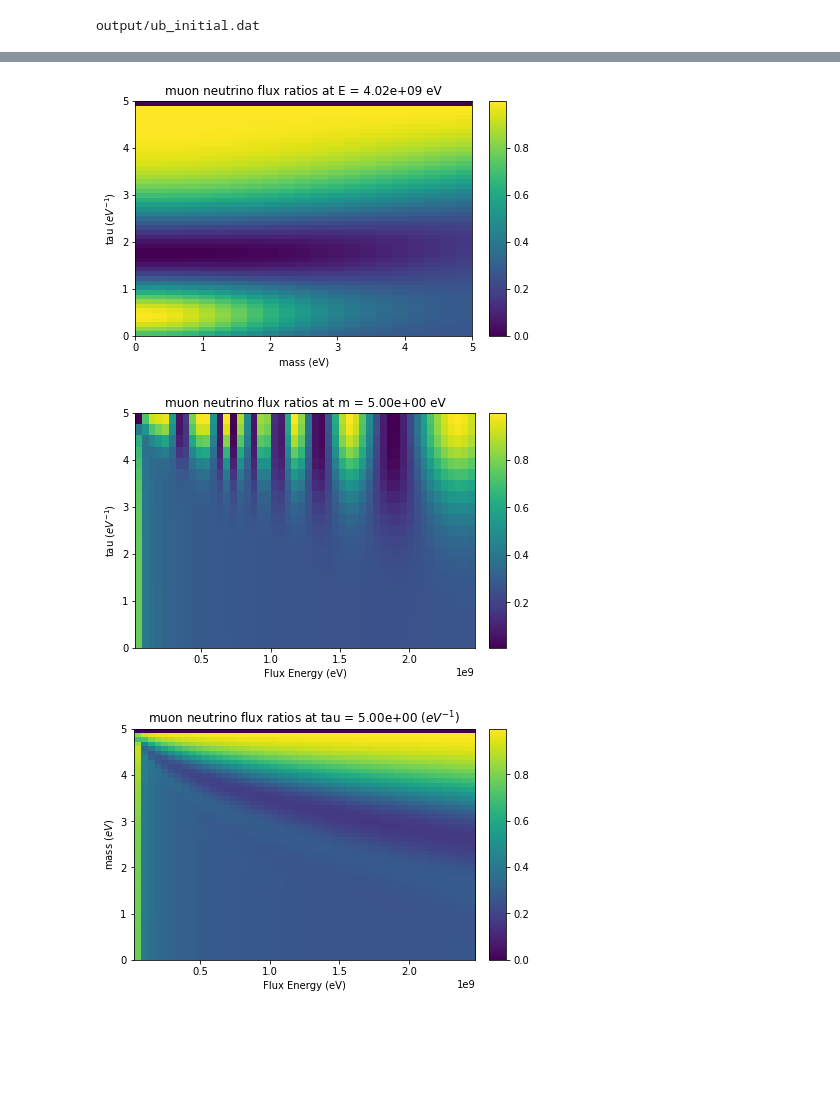
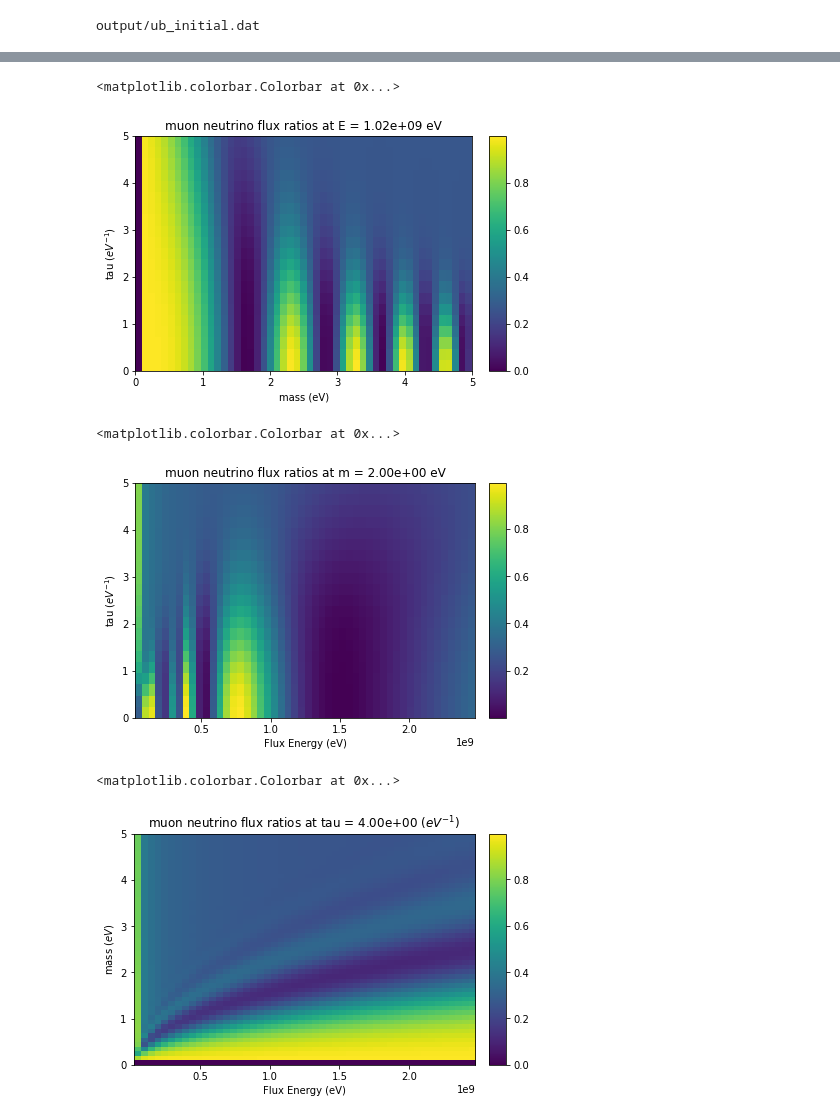
Before and after one commit to OmarAlterkait/nuSQUIDSDecay, a Jupyter notebook: PlotDecayRatios.ipynb, the cells around one changed output, grey strips where cells are left out. Cells and saved outputs as stored; diff of their text form; code cells hidden in the pictures; blank space fills up the shorter version.

Commit message:
fixed plotting transpose error

```diff
--- a/PlotDecayRatios.ipynb
+++ b/PlotDecayRatios.ipynb
@@ -35,9 +35,9 @@ inpnu2flux = inpflux[:,2] # input anti nu flux
 SMprob = prob(inpenergy)
 # %%
 # Parameter values (make sure a file with these outputs actually exists)
-mval = 0.6
+mval = 2.2
 tval = 0.785
-cval = 3.25
+cval = 0.5
 # %%
 # Load Output Data
 outflux = np.loadtxt(outarray(mval,tval,cval))
@@ -126,50 +126,53 @@ for mi, m in enumerate(mrange):
         outflux = np.loadtxt(outarray(m,tval,c))
         outnuflux = outflux[0:200,1]
         if not np.isnan(outnuflux).any():
-            fluxratios[mi][ci] = outnuflux/inpnuflux
+            fluxratios[mi,ci] = outnuflux/inpnuflux
         else:
-            fluxratios[mi][ci] = 0
+            fluxratios[mi,ci] = 0
 # %%
 # Constant Energy plot
-enindex = 80
+enindex = 20
 extent = np.min(mrange), np.max(mrange), np.min(crange), np.max(crange)
 fig, ax = plt.subplots(constrained_layout=True)
-im = plt.imshow(fluxratios[:,:,enindex],extent = extent, aspect = "auto", )
+im = plt.imshow(fluxratios[:,:,enindex].T,extent = extent, aspect = "auto", origin='lower')
 plt.xlabel("mass (eV)")
 plt.ylabel("tau ($eV^{-1}$)")
 plt.title(f'muon neutrino flux ratios at E = {inpenergy[enindex]:.2e} eV')
 #plt.pcolormesh(mrange,crange,fluxratios[:,:,enindex],vmin = 0, vmax = 1)
 plt.colorbar()
-fig.savefig(f'figures/fluxratio_E{inpenergy[enindex]:.2e}.png',dpi=100)
+#fig.savefig(f'figures/fluxratio_E{inpenergy[enindex]:.2e}.png',dpi=100, bbox_inches="tight")
 # %% [output]
+<matplotlib.colorbar.Colorbar at 0x...>
-[figure, old version]
+[figure, new version]
 # %%
 # Constant Mass
-mindex = 50 # index of mass to use
+mindex = 20 # index of mass to use
 emax = 50 # energy cutoff
 extent = np.min(inpenergy[:emax]), np.max(inpenergy[:emax]), np.min(crange), np.max(crange)
 fig, ax = plt.subplots(constrained_layout=True)
-im = plt.imshow(fluxratios[mindex,:,:emax],extent = extent, aspect = "auto", )
+im = plt.imshow(fluxratios[mindex,:,:emax],extent = extent, aspect = "auto", origin='lower')
 plt.xlabel("Flux Energy (eV)")
 plt.ylabel("tau ($eV^{-1}$)")
 plt.title(f'muon neutrino flux ratios at m = {mrange[mindex]:.2e} eV')
 #plt.pcolormesh(mrange,crange,fluxratios[:,:,enindex],vmin = 0, vmax = 1)
 plt.colorbar()
-fig.savefig(f'figures/fluxratio_m{mrange[mindex]}.png',dpi=100)
+#fig.savefig(f'figures/fluxratio_m{mrange[mindex]}.png',dpi=100, bbox_inches="tight")
 # %% [output]
+<matplotlib.colorbar.Colorbar at 0x...>
-[figure, old version]
+[figure, new version]
 # %%
 # Constant Tau
-cindex = 20 # index of tau to use
+cindex = 16 # index of tau to use
 emax = 50 # energy cutoff
 extent = np.min(inpenergy[:emax]), np.max(inpenergy[:emax]), np.min(mrange), np.max(mrange)
 fig, ax = plt.subplots(constrained_layout=True)
-im = plt.imshow(fluxratios[:,cindex,:emax],extent = extent, aspect = "auto", )
+im = plt.imshow(fluxratios[:,cindex,:emax],extent = extent, aspect = "auto", origin='lower')
 plt.xlabel("Flux Energy (eV)")
 plt.ylabel("mass ($eV$)")
 plt.title(f'muon neutrino flux ratios at tau = {crange[cindex]:.2e} '+"($eV^{-1}$)")
 #plt.pcolormesh(mrange,crange,fluxratios[:,:,enindex],vmin = 0, vmax = 1)
 plt.colorbar()
-fig.savefig(f'figures/fluxratio_c{crange[cindex]:.2e}.png',dpi=100)
+#fig.savefig(f'figures/fluxratio_c{crange[cindex]:.2e}.png',dpi=100, bbox_inches="tight")
 # %% [output]
+<matplotlib.colorbar.Colorbar at 0x...>
-[figure, old version]
+[figure, new version]
```
Also changed, not shown: parts of 4 cells of this notebook.
